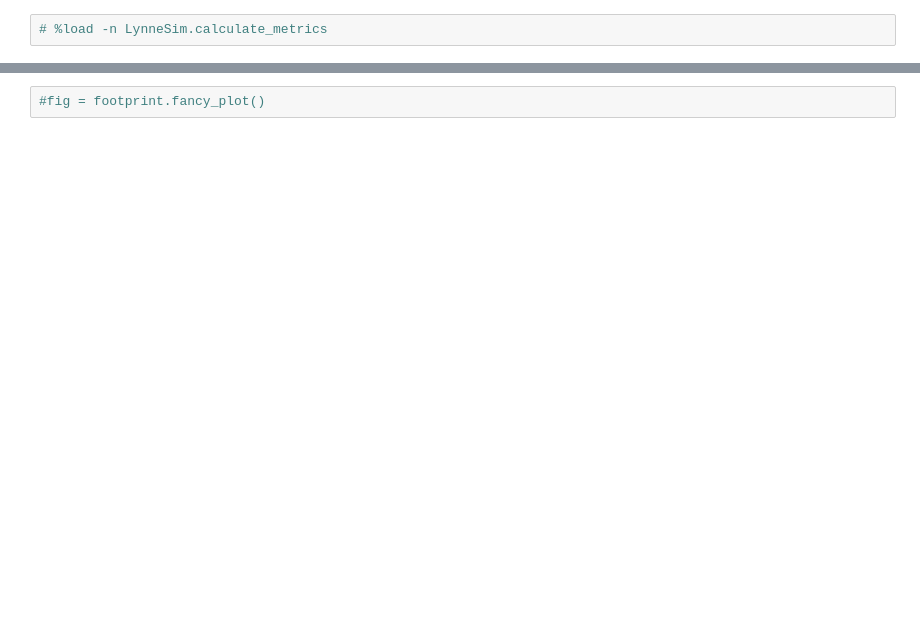
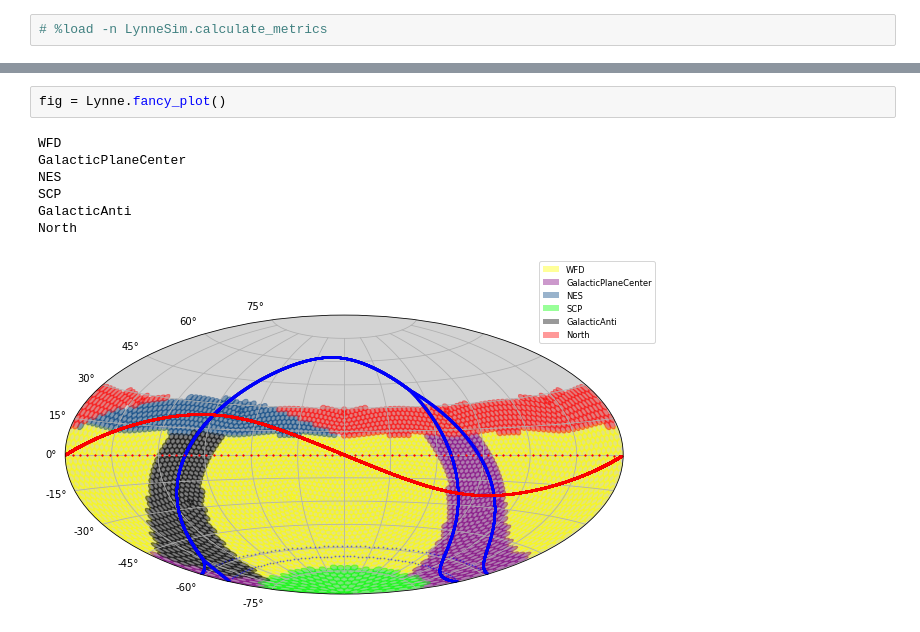
Before and after one commit to rhiannonlynne/notebooks, a Jupyter notebook: LynneSim-Nxt.ipynb, the cells around one changed output, grey strips where cells are left out. Saved outputs shown, nothing was run; the diff lists cells and outputs as text; blank space fills up the shorter version.

```diff
--- a/LynneSim-Nxt.ipynb
+++ b/LynneSim-Nxt.ipynb
@@ -153,5 +143,13 @@ fig = footprint.plot_sky_map()
 # %% [output]
 [figure]
-# %%
-#fig = footprint.fancy_plot()
+# %%
+fig = Lynne.fancy_plot()
+# %% [output]
+WFD
+GalacticPlaneCenter
+NES
+SCP
+GalacticAnti
+North
+[figure, added]
 # %%
```
Also changed, not shown: parts of 18 cells of this notebook.
